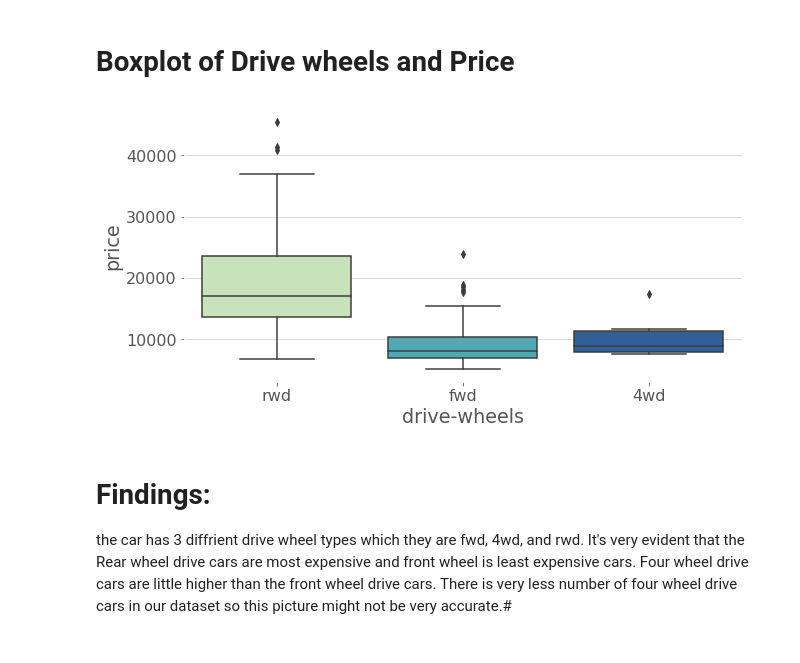
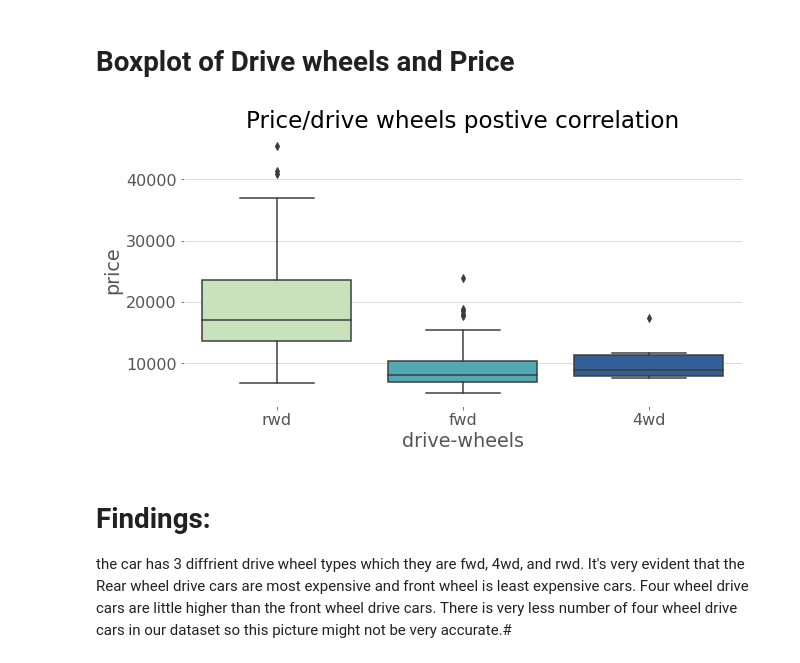
Before and after one commit to marwahfaraj/Automobile_Price_Prediction, a Jupyter notebook: unfinished_car.ipynb, the cells around one changed output. Saved outputs shown, nothing was run; the diff lists cells and outputs as text; code cells hidden in the pictures.

```diff
--- a/unfinished_car.ipynb
+++ b/unfinished_car.ipynb
@@ -548,8 +544,10 @@ Name: drive-wheels, dtype: int64
 # %%
 plt.rcParams['figure.figsize']=(10,5)
 ax = sns.boxplot(x="drive-wheels", y="price", data=automobile, palette='YlGnBu')
+ax = plt.gca()
+ax.set_title("Price/drive wheels postive correlation");
 # %% [output]
-[figure, old version]
+[figure, new version]
 # %% [markdown]
 # Findings:
 the car has 3 diffrient drive wheel types which they are fwd, 4wd, and rwd. It's very evident that the Rear wheel drive cars are most expensive and front wheel is least expensive cars. Four wheel drive cars are little higher than the front wheel drive cars. There is very less number of four wheel drive cars in our dataset so this picture might not be very accurate.#
```
Also changed, not shown: parts of 17 cells of this notebook.
